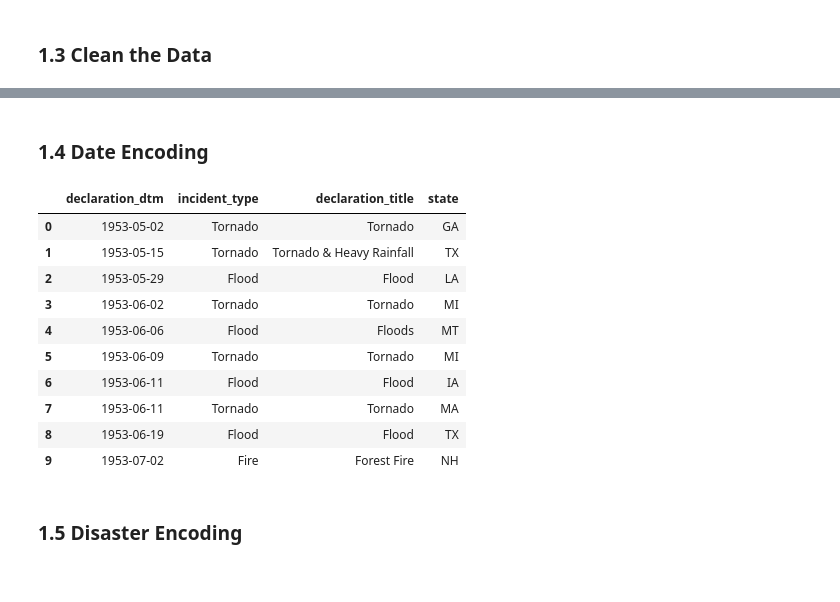
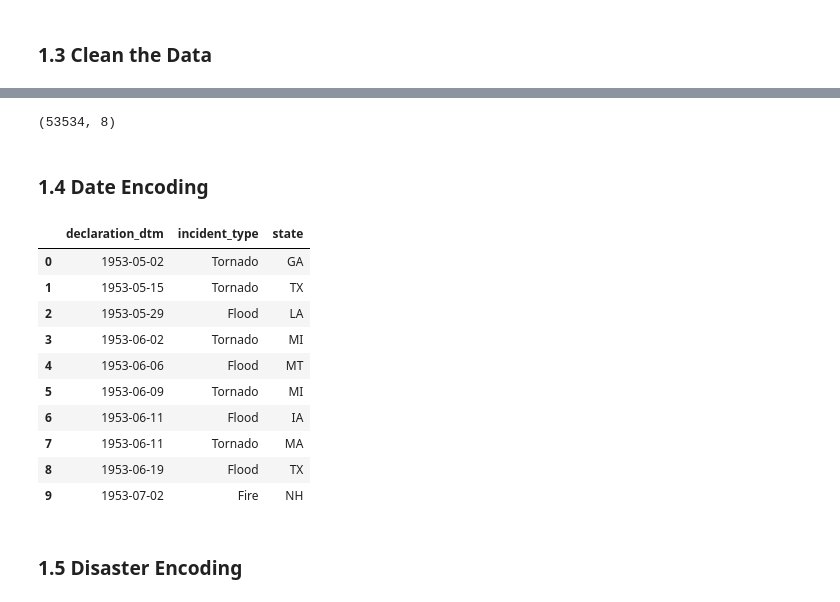
Before and after one commit to helloklow/natural_disasters, a Jupyter notebook: notebooks/low_solution.ipynb, the cells around one changed output, grey strips where cells are left out. Drawn from its saved outputs; the diff is of its cells as text; code cells hidden in the pictures.

```diff
--- a/notebooks/low_solution.ipynb
+++ b/notebooks/low_solution.ipynb
@@ -131,6 +131,11 @@ df=df.drop(columns=missing_values[missing_values > len(df) * threshold].index)
 
 # Drop rows with any missing values
 df=df.dropna()
+# %%
+# Check shape again (originally 64092, 23)
+df.shape
+# %% [output]
+(53534, 8)
 # %% [markdown]
 ### 1.4 Date Encoding
 # %%
@@ -138,21 +143,21 @@ df=df.dropna()
 df['declaration_dtm']=pd.to_datetime(df['declaration_date'], format='%Y-%m-%dT%H:%M:%SZ')
 # %%
 # Create subset_df with reformatted 'date' and other necessary columns
-subset_df=df[['declaration_dtm', 'incident_type', 'declaration_title', 'state']]
+subset_df=df[['declaration_dtm', 'incident_type', 'state']]
 
 subset_df.head(10)
 # %% [output]
-|  | declaration_dtm | incident_type | declaration_title | state |
-| 0 | 1953-05-02 | Tornado | Tornado | GA |
-| 1 | 1953-05-15 | Tornado | Tornado & Heavy Rainfall | TX |
-| 2 | 1953-05-29 | Flood | Flood | LA |
-| 3 | 1953-06-02 | Tornado | Tornado | MI |
-| 4 | 1953-06-06 | Flood | Floods | MT |
-| 5 | 1953-06-09 | Tornado | Tornado | MI |
-| 6 | 1953-06-11 | Flood | Flood | IA |
-| 7 | 1953-06-11 | Tornado | Tornado | MA |
-| 8 | 1953-06-19 | Flood | Flood | TX |
-| 9 | 1953-07-02 | Fire | Forest Fire | NH |
+|  | declaration_dtm | incident_type | state |
+| 0 | 1953-05-02 | Tornado | GA |
+| 1 | 1953-05-15 | Tornado | TX |
+| 2 | 1953-05-29 | Flood | LA |
+| 3 | 1953-06-02 | Tornado | MI |
+| 4 | 1953-06-06 | Flood | MT |
+| 5 | 1953-06-09 | Tornado | MI |
+| 6 | 1953-06-11 | Flood | IA |
+| 7 | 1953-06-11 | Tornado | MA |
+| 8 | 1953-06-19 | Flood | TX |
+| 9 | 1953-07-02 | Fire | NH |
 # %% [markdown]
 ### 1.5 Disaster Encoding
 # %%
```
Also changed, not shown: parts of 12 cells of this notebook.
